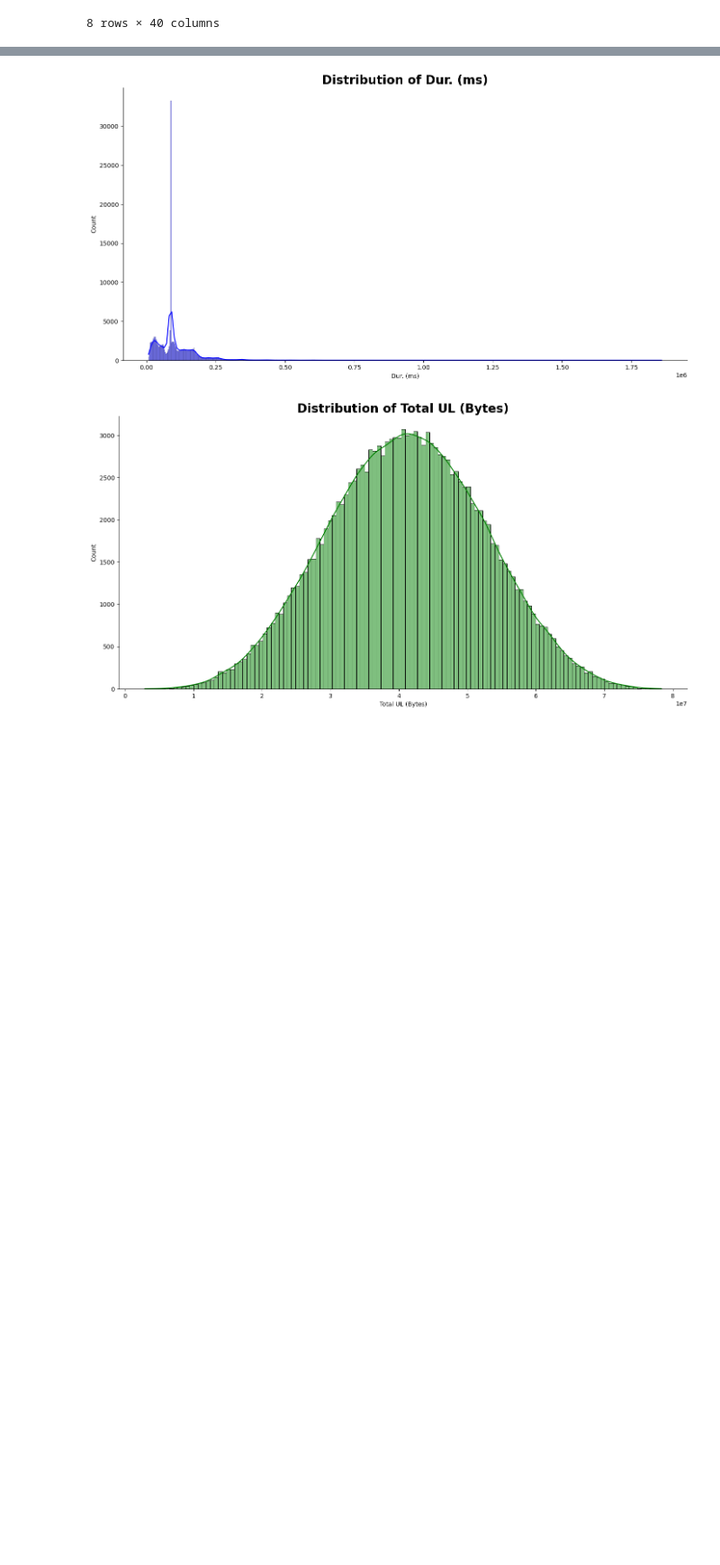
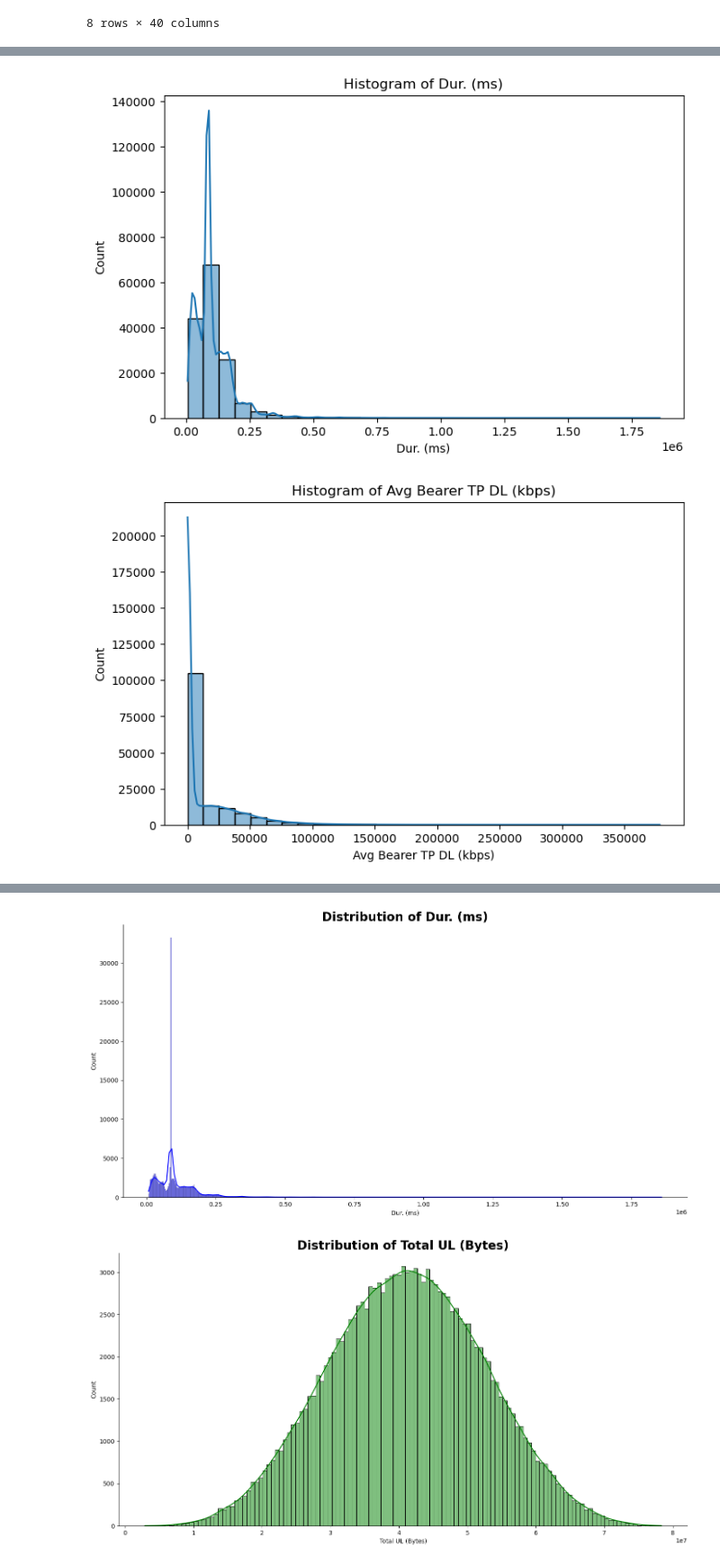
Before and after one commit to lamigaroma/telecom_data_analysis_and_modelling, a Jupyter notebook: telecom_data_analysis.ipynb, the cells around one changed output, grey strips where cells are left out. Shown at 90% size. Cells and saved outputs as stored; diff of their text form; code cells hidden in the pictures; blank space fills up the shorter version.

```diff
--- a/telecom_data_analysis.ipynb
+++ b/telecom_data_analysis.ipynb
@@ -294,0 +407,20 @@ def plot_scatter(df: pd.DataFrame, x_col: str, y_col: str, title: str, hue: str,
+# %%
+# Continuous Variables
+continuous_variables = ['Dur. (ms)', 'Avg Bearer TP DL (kbps)', 'Avg RTT DL (ms)', 'TCP DL Retrans. Vol (Bytes)']
+
+# Histogram
+for var in continuous_variables:
+    plt.figure(figsize=(8, 5))
+    sns.histplot(df[var], bins=30, kde=True)
+    plt.title(f'Histogram of {var}')
+    plt.show()
+
+# Box Plot
+for var in continuous_variables:
+    plt.figure(figsize=(8, 5))
+    sns.boxplot(x=df[var])
+    plt.title(f'Box Plot of {var}')
+    plt.show()
+# %% [output]
+[figure, added]
+[figure, added]
```
Also changed, not shown: parts of 41 cells of this notebook, 1 other file.
